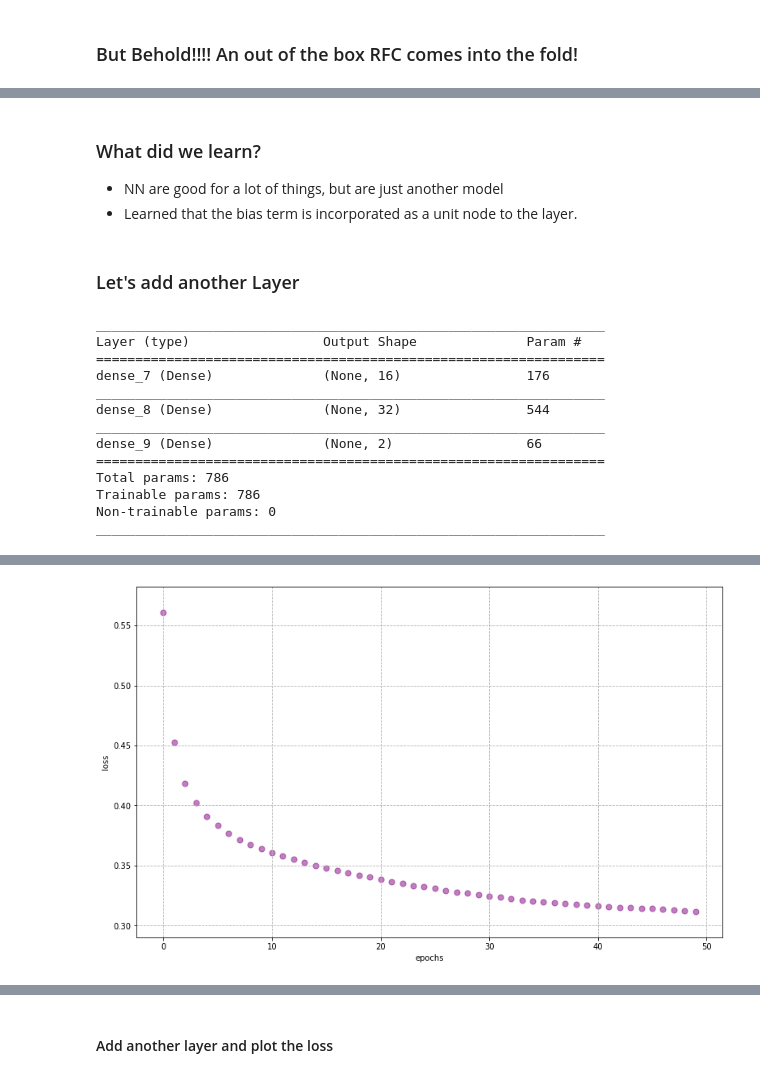
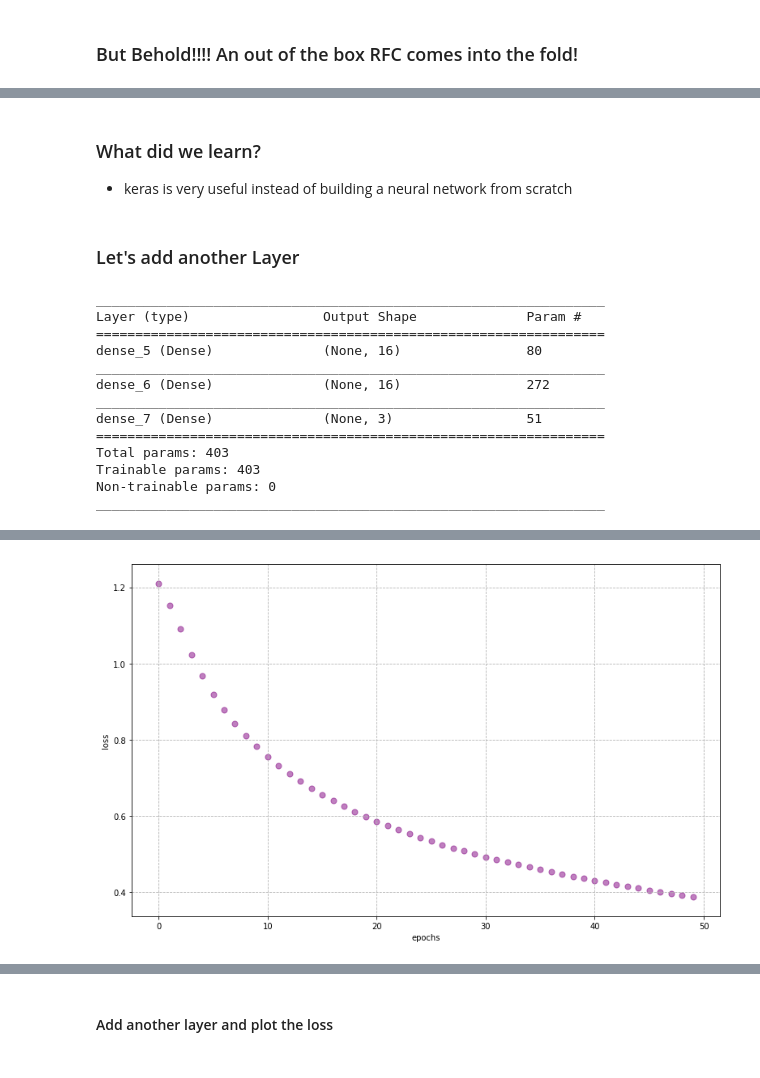
Before and after one commit to erdosn/cv2-mod6-sec45-multiplayer-perceptrons-lesson, a Jupyter notebook: lesson-plan.ipynb, the cells around one changed output, grey strips where cells are left out. Cells and saved outputs as stored; diff of their text form; code cells hidden in the pictures.

```diff
--- a/lesson-plan.ipynb
+++ b/lesson-plan.ipynb
@@ -154,7 +193,7 @@ from keras.layers import Dense
 model = Sequential()
 
 # first hidden layer
-model.add(Dense(units=32, activation='relu', input_dim=10, use_bias=True))
+model.add(Dense(units=16, activation='relu', input_dim=4, use_bias=True))
 
 # output layer
-model.add(Dense(units=2, activation='softmax'))
+model.add(Dense(units=3, activation='softmax'))
@@ -192,6 +227,9 @@ W0830 14:35:46.831722 140735565874048 deprecation_wrapper.py:119] From /Users/ra
 # %% [markdown]
 Using the model structure, we do sequences of feedfoward and then backpropagation to adjust the weights and biases (training/fitting)
 # %%
-history = model.fit(x_train, y_train, epochs=50, batch_size=32, verbose=1)
+history = model.fit(x_train, y_train, epochs=50, batch_size=15, verbose=1)
+
+# trains on all of the training data 50 total times
+# weights get updated every 15 rows
 # %% [output]
 Epoch 1/50
@@ -315,7 +355,6 @@ weighted avg       0.88      0.84      0.85      7608
-# %% [markdown]
-### What did we learn?
-- NN are good for a lot of things, but are just another model
-- Learned that the bias term is incorporated as a unit node to the layer.
+# %% [markdown]
+### What did we learn?
+* keras is very useful instead of building a neural network from scratch
 # %% [markdown]
 ### Let's add another Layer
 # %%
@@ -324,12 +363,12 @@ model_mlp = Sequential()
 
 
 # hidden layers
-model_mlp.add(Dense(input_dim=10, units=16, activation='relu'))
-model_mlp.add(Dense(units=32, activation='relu'))
+model_mlp.add(Dense(input_dim=4, units=16, activation='relu'))
+model_mlp.add(Dense(units=16, activation='relu'))
 
 
 # classifier layer
-model_mlp.add(Dense(units=2, activation='softmax'))
+model_mlp.add(Dense(units=3, activation='softmax'))
 
 
 model_mlp.summary()
@@ -337,21 +376,21 @@ model_mlp.summary()
 _________________________________________________________________
 Layer (type)                 Output Shape              Param #
 =================================================================
-dense_7 (Dense)              (None, 16)                176
+dense_5 (Dense)              (None, 16)                80
 _________________________________________________________________
-dense_8 (Dense)              (None, 32)                544
+dense_6 (Dense)              (None, 16)                272
 _________________________________________________________________
-dense_9 (Dense)              (None, 2)                 66
+dense_7 (Dense)              (None, 3)                 51
 =================================================================
-Total params: 786
-Trainable params: 786
+Total params: 403
+Trainable params: 403
 Non-trainable params: 0
 _________________________________________________________________
 # %%
 model_mlp.compile(loss=keras.losses.categorical_crossentropy,
                   optimizer=optimizers.SGD(lr=0.001, momentum=0.9, nesterov=True))
 
-history_mlp = model_mlp.fit(x_train, y_train, epochs=50, batch_size=32, verbose=1)
+history_mlp = model_mlp.fit(x_train, y_train, epochs=50, batch_size=15, verbose=1)
 
 plot_history(history_mlp)
 # %% [output]
@@ -375,4 +414,4 @@ Epoch 50/50
-[figure, old version]
+[figure, new version]
 # %%
 loss_and_metrics = model_mlp.evaluate(x_test, y_test)
 
```
Also changed, not shown: parts of 37 cells of this notebook.
